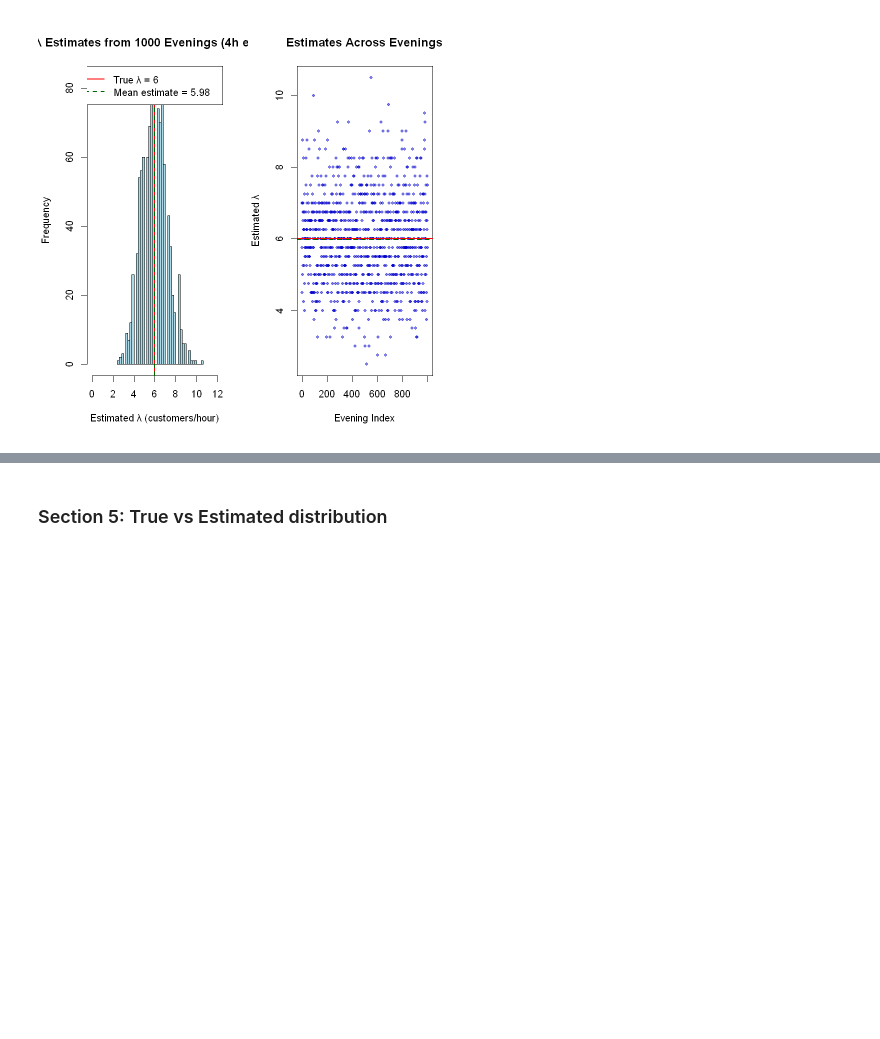
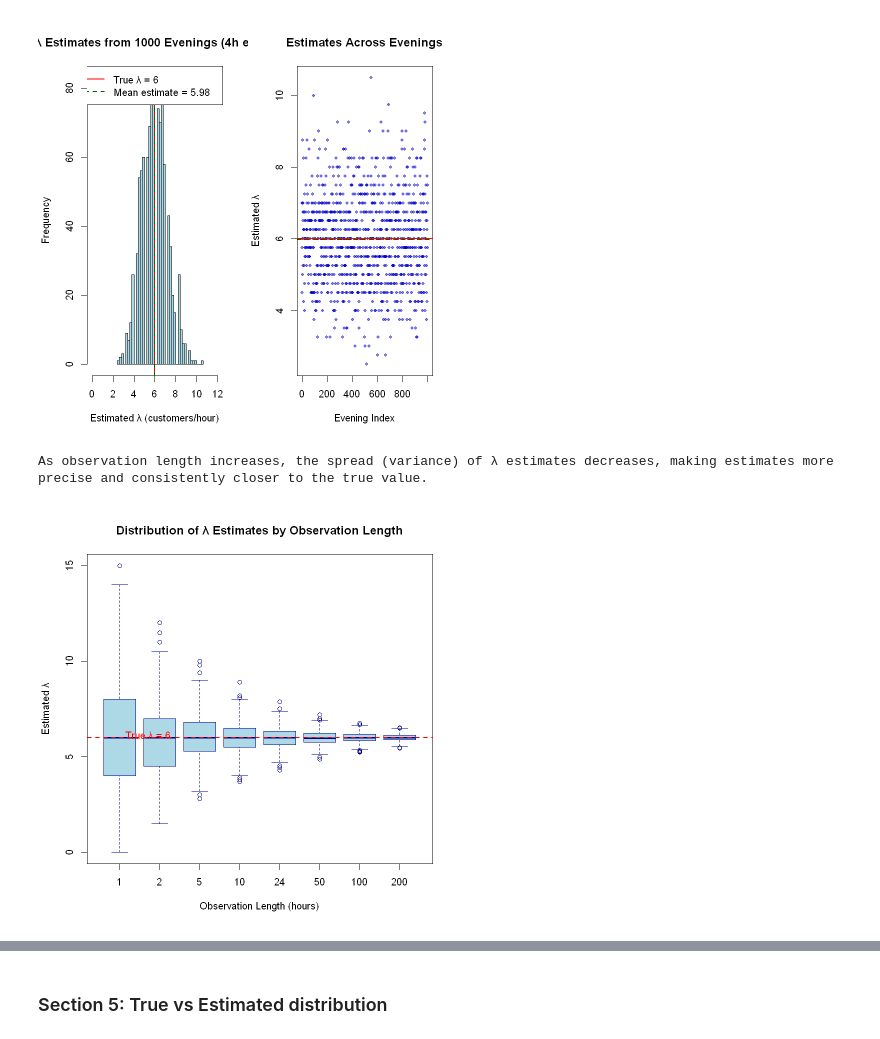
Before and after one commit to hossein-noor-ramsis/R, a Jupyter notebook: HW6/CA6.ipynb, the cells around one changed output, grey strips where cells are left out. Cells and saved outputs as stored; diff of their text form; code cells hidden in the pictures; blank space fills up the shorter version.

```diff
--- a/HW6/CA6.ipynb
+++ b/HW6/CA6.ipynb
@@ -543,5 +543,26 @@ True λ: 6
 # %%
 # TODO:
 # Compare the λ estimates across different observation lengths by plotting them side-by-side.
 # Use a boxplot (one box per observation length) to see how the spread shrinks as you observe more hours.
-# Add a horizontal reference line for the true λ and write one sentence describing what changes as length increases.
+
+par(mfrow = c(1, 1))
+boxplot(estimates_list,
+        names = obs_lengths,
+        main = "Distribution of λ Estimates by Observation Length",
+        xlab = "Observation Length (hours)",
+        ylab = "Estimated λ",
+        col = "lightblue",
+        border = "darkblue")
+
+# Add a horizontal reference line for the true λ
+abline(h = lambda_true, col = "red", lwd = 2, lty = 2)
+
+# Add text for true λ
+text(x = 1, y = lambda_true + 0.1, paste("True λ =", lambda_true),
+     col = "red", pos = 4)
+
+# Write one sentence describing what changes as length increases.
+cat("As observation length increases, the spread (variance) of λ estimates decreases, making estimates more precise and consistently closer to the true value.\n")
+# %% [output]
+As observation length increases, the spread (variance) of λ estimates decreases, making estimates more precise and consistently closer to the true value.
+[figure, added]
```
Also changed, not shown: parts of 4 cells of this notebook, 1 other file.
